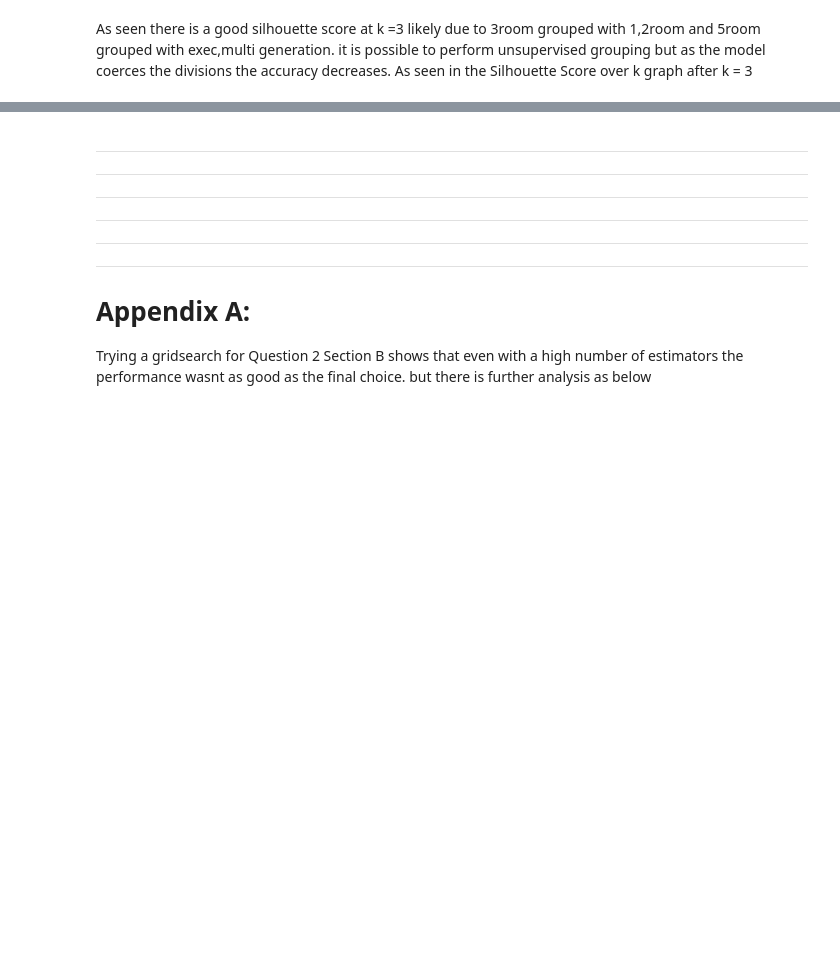
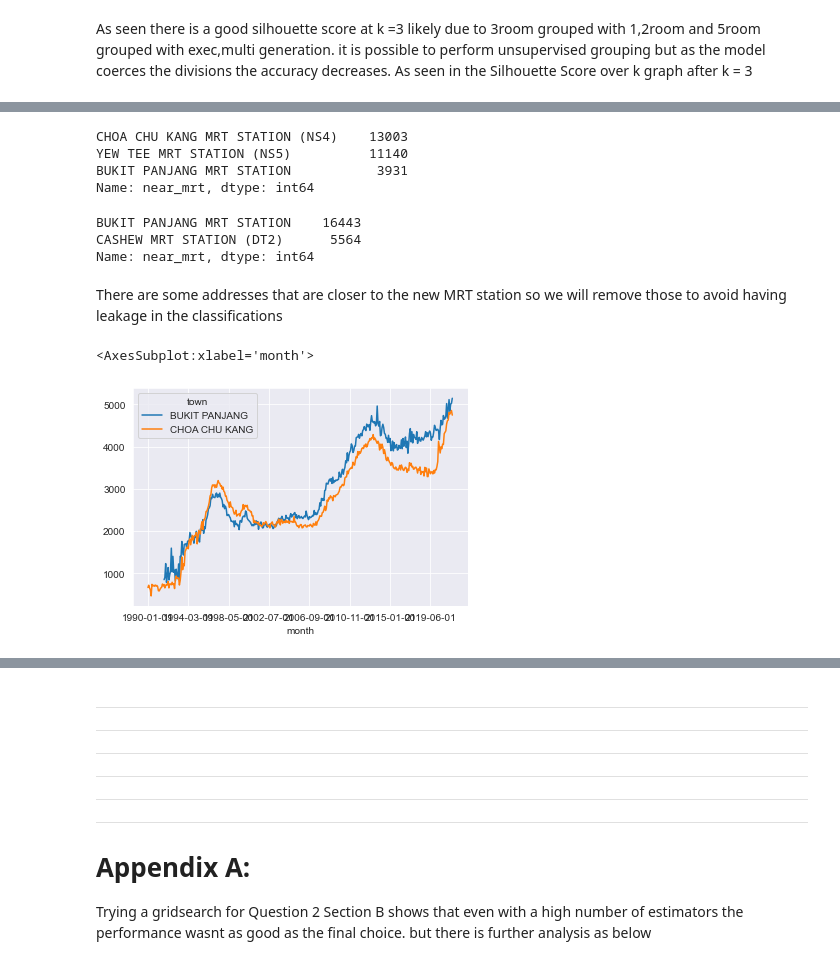
Before and after one commit to changjulian17/resale_HDB, a Jupyter notebook: HDB_model.ipynb, the cells around one changed output, grey strips where cells are left out. Saved outputs shown, nothing was run; the diff lists cells and outputs as text; code cells hidden in the pictures; blank space fills up the shorter version.

```diff
--- a/HDB_model.ipynb
+++ b/HDB_model.ipynb
@@ -992,0 +1031,29 @@ plot coe and price per sqm for sengkang and punggol
+# %%
+df3 = pd.read_csv('hdb_resale_dist.csv')
+# %%
+df3[df3['town']=='CHOA CHU KANG']['near_mrt'].value_counts()
+# %% [output]
+CHOA CHU KANG MRT STATION (NS4)    13003
+YEW TEE MRT STATION (NS5)          11140
+BUKIT PANJANG MRT STATION           3931
+Name: near_mrt, dtype: int64
+# %%
+df3[df3['town']=='BUKIT PANJANG']['near_mrt'].value_counts()
+# %% [output]
+BUKIT PANJANG MRT STATION    16443
+CASHEW MRT STATION (DT2)      5564
+Name: near_mrt, dtype: int64
+# %% [markdown]
+There are some addresses that are closer to the new MRT station so we will remove those to avoid having leakage in the classifications
+# %%
+df3['px_per_sqm'] = df3['resale_price']/df3['floor_area_sqm']
+# %%
+df3 = df3[df3['near_mrt'].isin(['CHOA CHU KANG MRT STATION (NS4)',\
+                                'BUKIT PANJANG MRT STATION'])]
+df3 = df3[df3['town'].isin(['CHOA CHU KANG','BUKIT PANJANG'])]\
+                                [['px_per_sqm','town','month']]
+# %%
+df3.groupby(['month','town'])['px_per_sqm'].mean().unstack('town').plot()
+# %% [output]
+<AxesSubplot:xlabel='month'>
+[figure, added]
```
Also changed, not shown: parts of 88 cells of this notebook, 2 other files.
